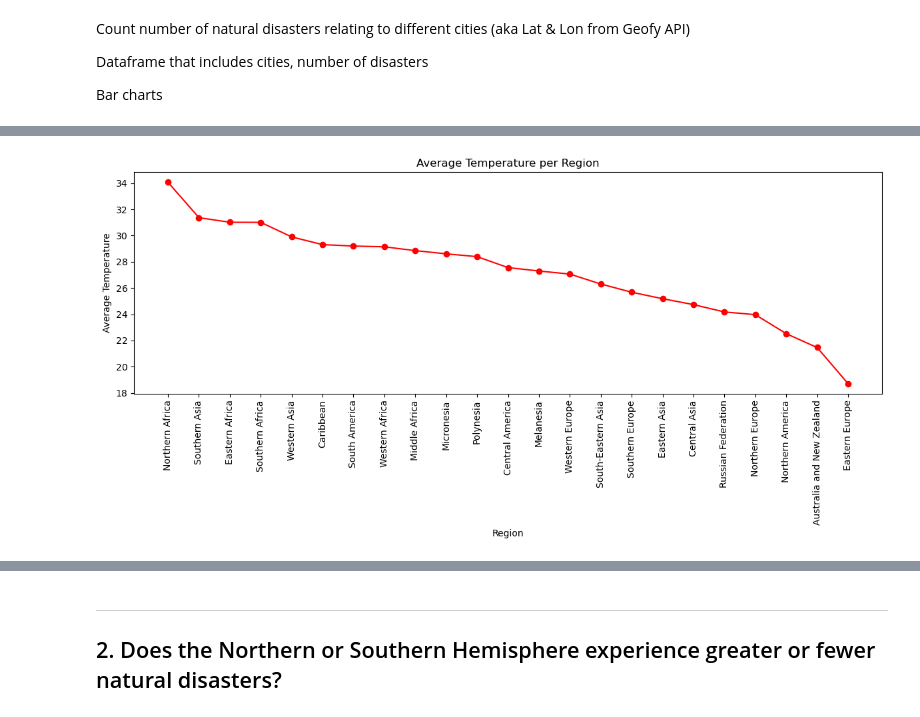
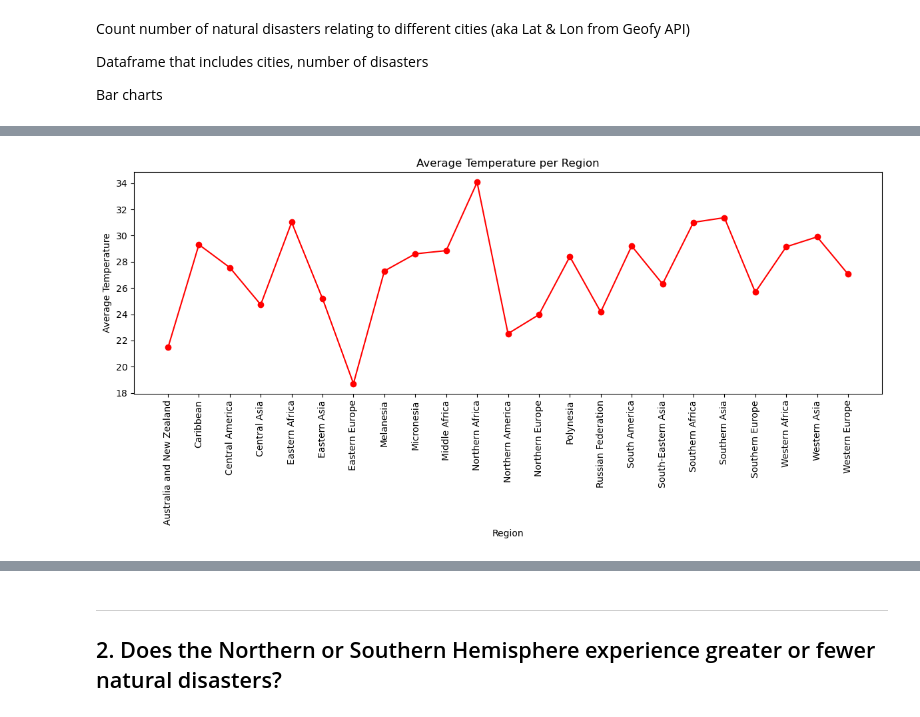
Before and after one commit to mhosseinf/Project_11, a Jupyter notebook: Project_1.ipynb, the cells around one changed output, grey strips where cells are left out. Saved outputs shown, nothing was run; the diff lists cells and outputs as text; code cells hidden in the pictures.

Commit message:
graph finesse

```diff
--- a/Project_1.ipynb
+++ b/Project_1.ipynb
@@ -347,18 +318,20 @@ Name: Region, dtype: int64>
 # %%
 temperature_counts = main_data_df.groupby(['Region'])['Max Temp'].mean().sort_values(ascending=False)
+temperature_counts = temperature_counts.sort_index(ascending=True)
+
 plt.figure(figsize=(12, 6))
 plt.plot(temperature_counts, marker='o', linestyle='-', color = 'r')
 
 # plt.figure(figsize=(10,6))  # Adjust the figure size as needed
 # plt.plot(temperature_counts.index, temperature_counts.values)
 plt.xticks(rotation=45)
 plt.xlabel('Region')
 plt.ylabel('Average Temperature')
 plt.title('Average Temperature per Region')
 plt.xticks(rotation=90)  # Rotate x-axis labels for better readability
 
 # Show the plot
 plt.tight_layout()
 plt.show()
 # %% [output]
-[figure, old version]
+[figure, new version]
```
Also changed, not shown: parts of 18 cells of this notebook, 3 other files.
